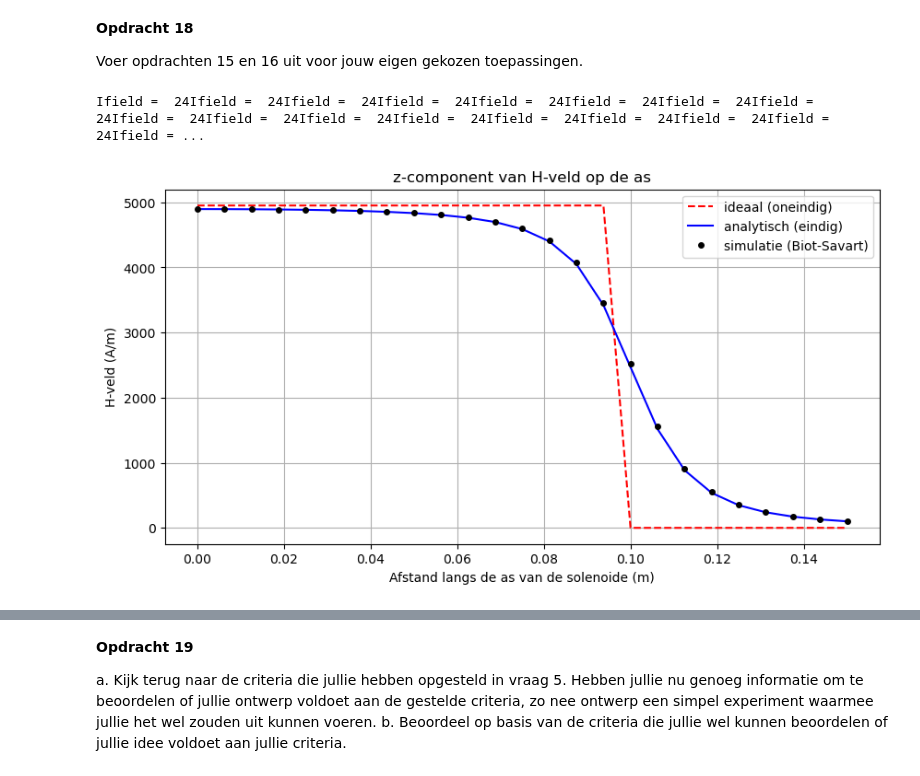
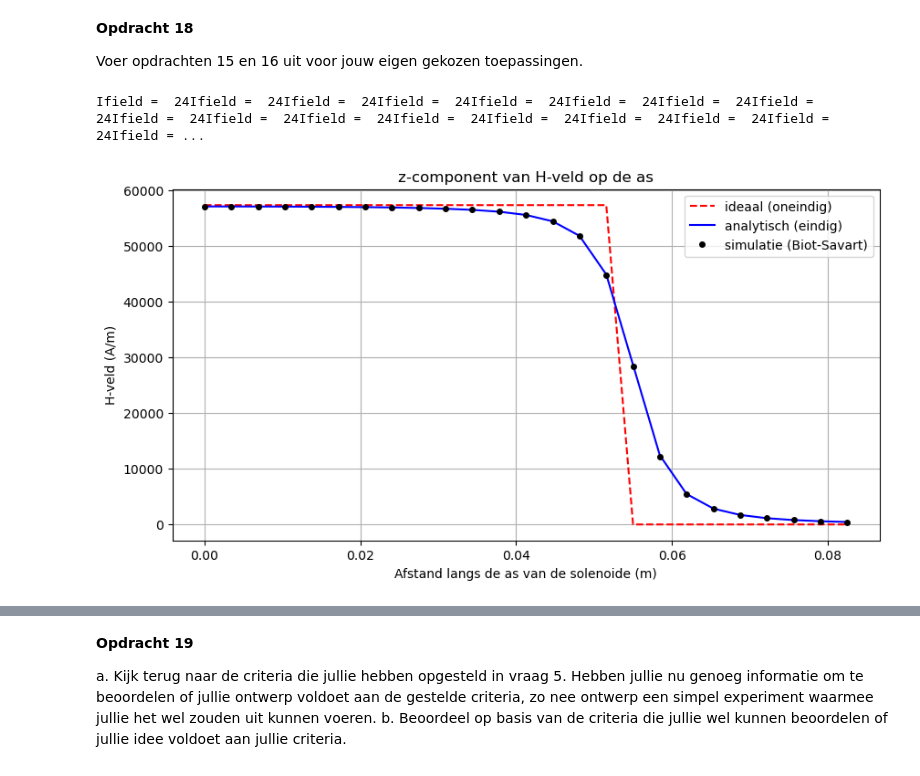
Before and after one commit to jasperbom747-creator/opdrachten-DEF-D-Jasper-Bom, a Jupyter notebook: DigitaleOntwerpopdrachten/Digitale opdracht 2/2KrachtactuatorOpdracht/KrachtactuatorOpdracht.ipynb, the cells around one changed output, grey strips where cells are left out. Saved outputs shown, nothing was run; the diff lists cells and outputs as text; code cells hidden in the pictures.

```diff
--- a/DigitaleOntwerpopdrachten/Digitale opdracht 2/2KrachtactuatorOpdracht/KrachtactuatorOpdracht.ipynb
+++ b/DigitaleOntwerpopdrachten/Digitale opdracht 2/2KrachtactuatorOpdracht/KrachtactuatorOpdracht.ipynb
@@ -638,0 +539,14 @@ plt.show()
+# %%
+# Cel 39 — correct:
+H = H_ax.flatten()  # shape (25,)
+dz = z_ax[1] - z_ax[0]
+
+# Integreer van midden naar buiten (z_ax[0]=0 → z_ax[-1])
+Wz = -0.5 * mu_0 * mu_r * np.pi * r_s**2 * np.cumsum(H**2) * dz
+
+# Plot: x-as is afstand plunjer in solenoïde = L_s/2 - z_ax
+plt.plot(L_s/2 - z_ax, Wz, '--r')
+plt.xlabel('Afstand van plunjer in solenoide (m)')
+plt.ylabel('Energie (J)')
+plt.grid()
+plt.show()
@@ -648,23 +588,20 @@ Plaats hier jullie evaluatie of de deur actuator aan de minimale kracht eis vold
 
 Voer opdrachten 15 en 16 uit voor jouw eigen gekozen toepassingen.
 # %%
-###
-###Jullie code hier###
-###
-
 # voor de deur bel
 #constanten
-L_sol = 0.20       # Lengte van de solenoïde
-r_sol = 0.015         # Straal van de solenoïde
-I = 9                # Stroom in Ampère
-N = 20/(2*np.pi*r_sol)              # Totaal aantal kleine segmentjes voor de hele spoel
-aantal_omwent = 110   # Aantal windingen (turns)
+L_sol_d = 0.11     # Lengte van de solenoïde
+r_sol_d = 0.005      # Straal van de solenoïde
+I_d = 0.5               # Stroom in Ampère
+L_draad = 33        #m
+aantal_omwentelingen_d = L_draad / (2 * np.pi * r_sol_d)
+# opstellen assen
 
-# opstellen assen
 n_ax=25
-z_ax=np.linspace(0, 1.5*L_sol/2, n_ax) #25 punten vanaf midden tot 1.5 x lengte van de solenoïde
-#z_ax=np.linspace(0, 1.5*L_sol, n_ax)
+z_ax=np.linspace(0, 1.5*L_sol_d/2, n_ax) #25 punten vanaf midden tot 1.5 x lengte van de solenoïde
 H_ax=np.zeros((n_ax,1))
+
+N=1000
 
 
 for i_field in range(n_ax):
@@ -677,46 +614,81 @@ for i_field in range(n_ax):
 
     for i_source in np.arange(1, N):
         #phi en z_s bepalen over de hele draad
-        phi = (i_source/N)*2 *np.pi*aantal_omwent
-        z_s = (i_source/N) * L_sol - (L_sol/2)
+        phi = (i_source/N)*2 *np.pi*aantal_omwentelingen_d
+        z_s = (i_source/N) * L_sol_d - (L_sol_d/2)
 
         #bepalen van de positie van het bronelement in de 3D ruimte
-        r_source = np.array([r_sol * np.cos(phi), r_sol * np.sin(phi), z_s])
+        r_source = np.array([r_sol_d * np.cos(phi), r_sol_d * np.sin(phi), z_s])
 
         #stapgrote in radialen d_phi en d_z
-        d_phi = (2*np.pi*aantal_omwent) / N
-        dz = L_sol / N
+        d_phi = (2*np.pi*aantal_omwentelingen_d) / N
+        dz = L_sol_d / N
         #vector van een kleine afstand over de draad
-        dl = np.array([-r_sol * np.sin(phi) * d_phi, r_sol * np.cos(phi) * d_phi, dz])
+        dl = np.array([-r_sol_d * np.sin(phi) * d_phi, r_sol_d * np.cos(phi) * d_phi, dz])
 
         Hsimulated += field_current_element(r_field, r_source, dl)
         print(f"Ifield =  {i_field}", end="")
 
     # selecting the z-component
     H_ax[i_field,0] = Hsimulated[2]
 
 
 #H = n*I = N_omwent/L_sol * I (formule ideale solenoïde)
-analytical_answer = aantal_omwent * I / L_sol
-H_veld_ideaal=analytical_answer*np.ones(n_ax)*(1.0*(z_ax < L_sol/2))
+analytical_answer = aantal_omwentelingen_d * I / L_sol_d
+H_veld_ideaal=analytical_answer*np.ones(n_ax)*(1.0*(z_ax < L_sol_d/2))
 
 # dit is nog een aardige analytische uitdrukking die je kan uitrekenen voor de z-component op de as van een solenoide met eindige lengte
-H_veld_analytisch=(aantal_omwent*I/L_sol/2)*((L_sol/2-z_ax)/np.sqrt((z_ax- L_sol/2)**2 + r_sol**2)+(L_sol/2+z_ax)/np.sqrt((z_ax+ L_sol/2)**2 + r_sol**2))
+H_veld_analytisch=(aantal_omwentelingen_d*I/L_sol_d/2)*((L_sol_d/2-z_ax)/np.sqrt((z_ax- L_sol_d/2)**2 + r_sol_d**2)+(L_sol_d/2+z_ax)/np.sqrt((z_ax+ L_sol_d/2)**2 + r_sol_d**2))
 
 plt.figure(figsize=[10, 5])
 plt.title('z-component van H-veld op de as')
 plt.plot(z_ax, H_veld_ideaal, '--r', label='ideaal (oneindig)')
 plt.plot(z_ax, H_veld_analytisch, '-b', label='analytisch (eindig)')
 plt.plot(z_ax, H_ax, 'ok', markersize=4, label='simulatie (Biot-Savart)')
 plt.xlabel('Afstand langs de as van de solenoide (m)')
 plt.ylabel('H-veld (A/m)')
 plt.grid()
 plt.legend()
 plt.tight_layout
 plt.show()
 
-F_check = -mu_0 * mu_r * np.pi * r_sol**2 * aantal_omwent**2 * I**2 / 2 / L_sol**2
-print(f"Analytische kracht: {F_check:.1f} N")
+#energie
+# Cel 39 — correct:
+H = H_ax.flatten()  # shape (25,)
+dz = z_ax[1] - z_ax[0]
+
+# Integreer van midden naar buiten (z_ax[0]=0 → z_ax[-1])
+Wz = -0.5 * mu_0 * mu_r * np.pi * r_sol_d**2 * np.cumsum(H**2) * dz
+
+# Plot: x-as is afstand plunjer in solenoïde = L_s/2 - z_ax
+plt.plot(L_sol_d/2 - z_ax, Wz, '--r')
+plt.xlabel('Afstand van plunjer in solenoide (m)')
+plt.ylabel('Energie (J)')
+plt.grid()
+plt.show()
+
+
+#kracht
+
+# Cel 40 — correct:
+force_analytical = -mu_0 * mu_r * np.pi * r_sol_d**2 * aantal_omwentelingen_d**2 * I**2 / 2 / L_sol_d**2
+
+# Gradient langs z_ax, dan teken als functie van (L_s/2 - z_ax)
+force_numerical = np.gradient(Wz, dz)
+
+plt.plot(L_sol_d/2 - z_ax, force_numerical, '-o', label='Kracht')
+plt.plot(L_sol_d/2 - z_ax, (-2)*np.ones(n_ax), '--r', label='Benodigde kracht')
+plt.plot(L_sol_d/2 - z_ax, force_analytical*np.ones(n_ax), '--g', label='Kracht oneindig lange solenoide')
+plt.xlabel('Afstand van plunjer in solenoide (m)')
+plt.ylabel('Kracht (N)')
+plt.grid()
+plt.legend()
+
+# Verwachte piekkracht analytisch (rand van solenoïde):
+n = aantal_omwentelingen_d / L_sol_d         # wikkelingen per meter
+F_piek = -0.5 * mu_0 * mu_r * np.pi * r_sol_d**2 * (n * I)**2
+print(f"Verwachte piekkracht: {F_piek:.1f} N")
+print(f"mu_r gebruikt: {mu_r}")
 # %% [output]
 Ifield =  24Ifield =  24Ifield =  24Ifield =  24Ifield =  24Ifield =  24Ifield =  24Ifield =  24Ifield =  24Ifield =  24Ifield =  24Ifield =  24Ifield =  24Ifield =  24Ifield =  24Ifield =  24Ifield = ...
-[figure, old version]
+[figure, new version]
```
Also changed, not shown: parts of 16 cells of this notebook.
